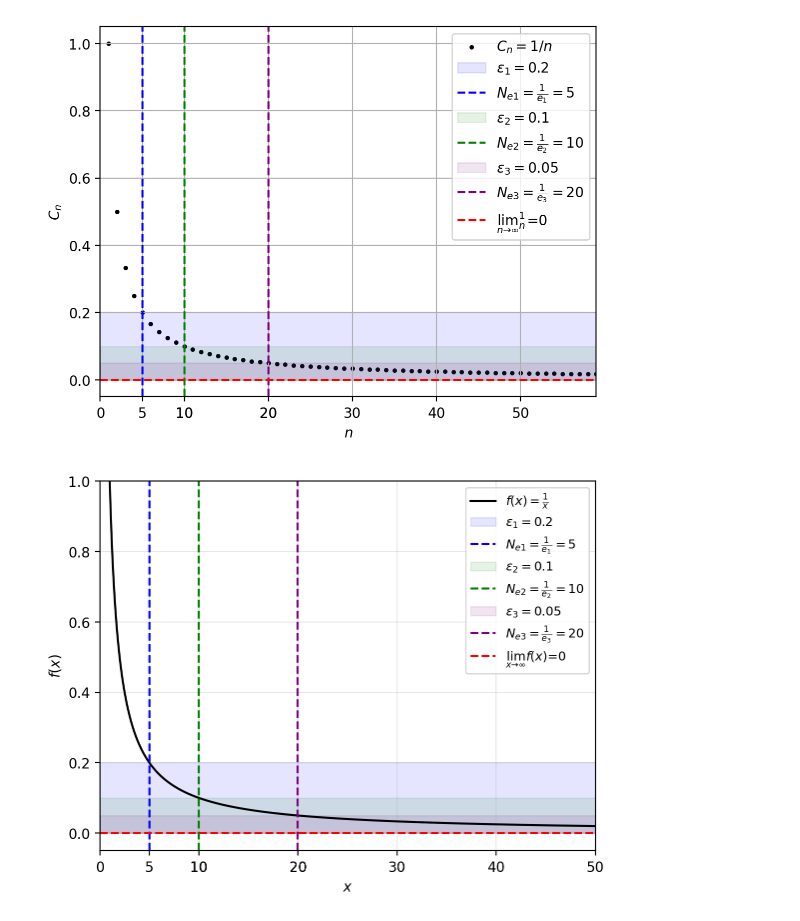
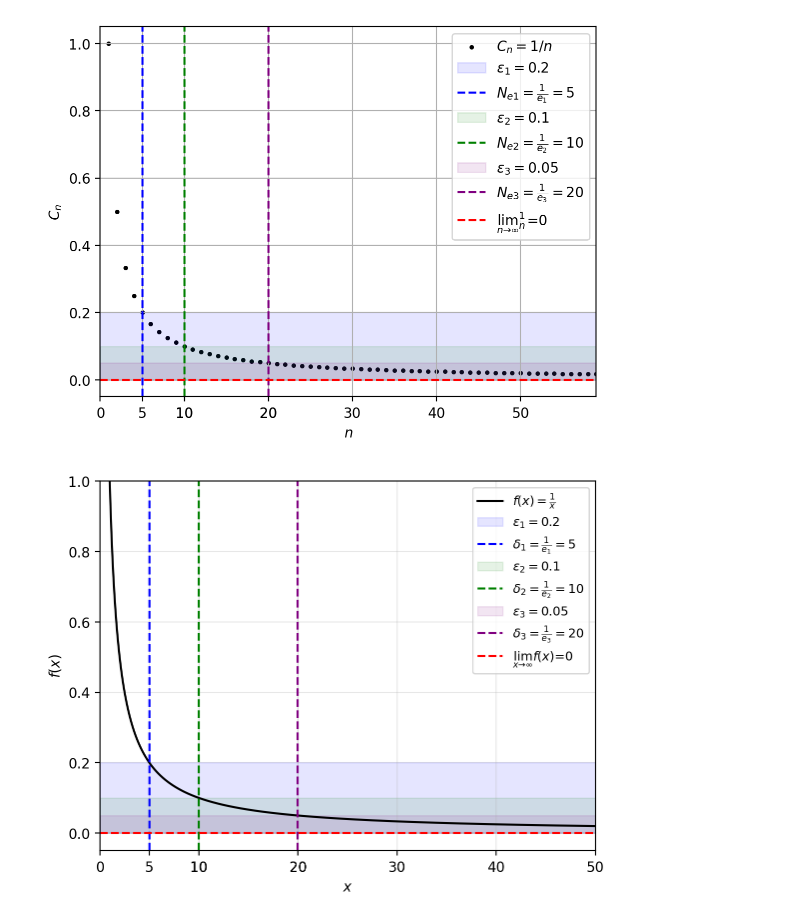
Before and after one commit to sabahtalateh/ainots, a Jupyter notebook: specmatan/matan1/day2/limitdemo.ipynb, the cells around one changed output. Cells and saved outputs as stored; diff of their text form; code cells hidden in the pictures.

```diff
--- a/specmatan/matan1/day2/limitdemo.ipynb
+++ b/specmatan/matan1/day2/limitdemo.ipynb
@@ -36,39 +36,46 @@ plt.xlim(0, M - 1)
 plt.show()
 # %% [output]
 [figure]
+# %%
+# Добавляем на график
+def drawe2(f, e, i, color, ticks):
+    ne = np.ceil(f(e))
+    plt.axhspan(0, e, color=color, alpha=0.1, label=rf"$\epsilon_{i} = {e}$")
+    plt.axvline(ne, c=color, lw=1.5, ls="--", label=rf"$\delta_{i} = \frac{{1}}{{e_{i}}} = {int(1/e)}$")
+    ticks.append(ne)
 # %%
 import numpy as np
 import matplotlib.pyplot as plt
 
 N = 0.00001
 M = 50
 
 # Определяем функцию
 f = lambda x: 1/x
 
 # Создаем массив x-значений
 x = np.linspace(N, M, 1000)
 
 # Строим график функции
 plt.plot(x, f(x), 'k-', linewidth=1.5, label=r"$f(x) = \frac{1}{x}$")
 
 x_ticks = list(plt.xticks()[0])
 
 # Рисуем эпсилон-окрестности (amplitude=2 для функции 2*sin(3x)/x)
-drawe(f, 0.2, 1, "blue", x_ticks)
-drawe(f, 0.1, 2, "green", x_ticks)
-drawe(f, 0.05, 3, "purple", x_ticks)
+drawe2(f, 0.2, 1, "blue", x_ticks)
+drawe2(f, 0.1, 2, "green", x_ticks)
+drawe2(f, 0.05, 3, "purple", x_ticks)
 
 # Линия предела
 plt.axhline(0, c="r", lw=1.5, ls="--", label=r"$\lim_{x \to \infty} f(x) = 0$")
 
 plt.xlabel("$x$")
 plt.ylabel("$f(x)$")
 plt.xticks(x_ticks)
 plt.grid(alpha=0.3)
 plt.legend(loc='upper right', fontsize=9)
 plt.xlim(0, M)
 plt.ylim(-0.05, 1)
 plt.show()
 # %% [output]
-[figure, old version]
+[figure, new version]
```
Also changed, not shown: 1 other file.
